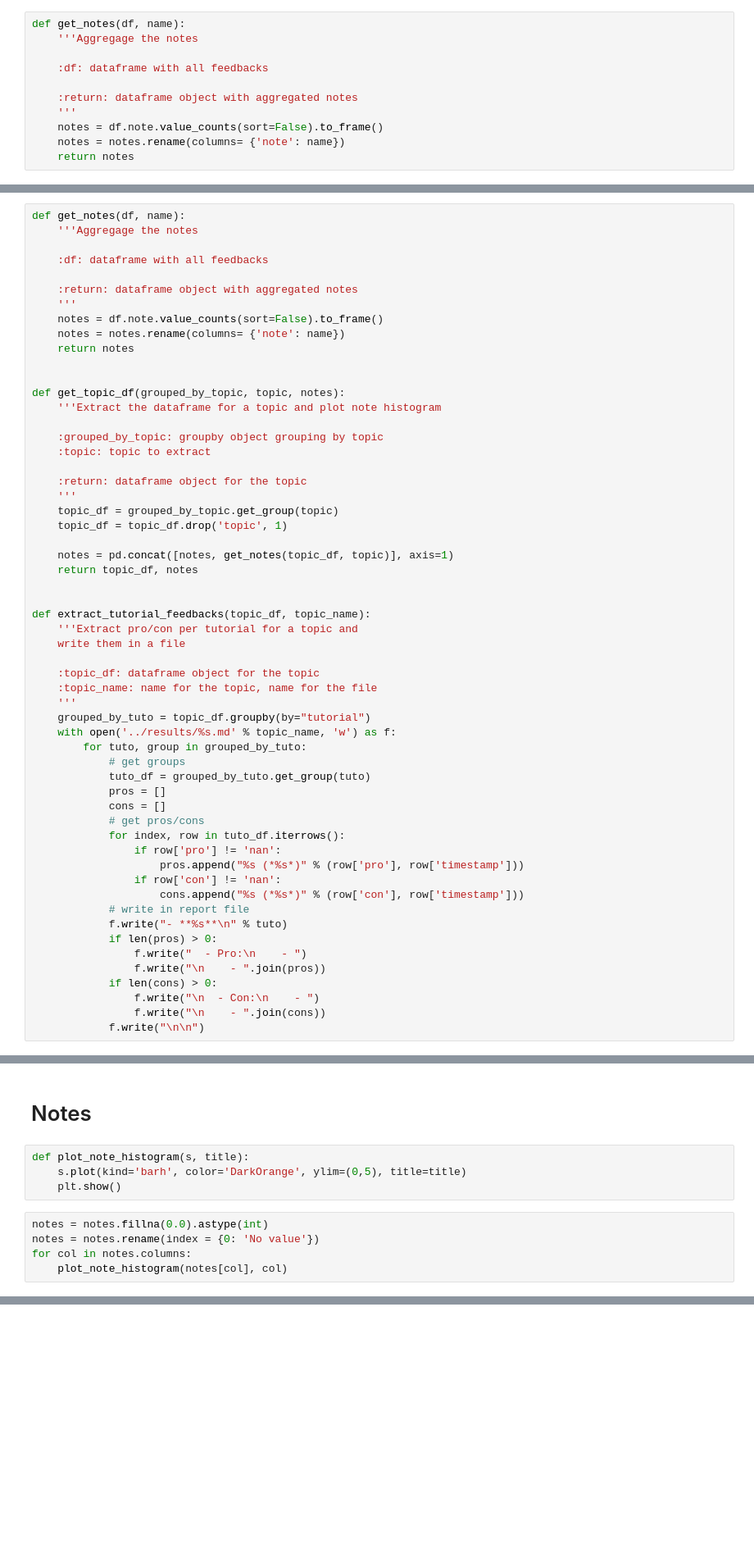
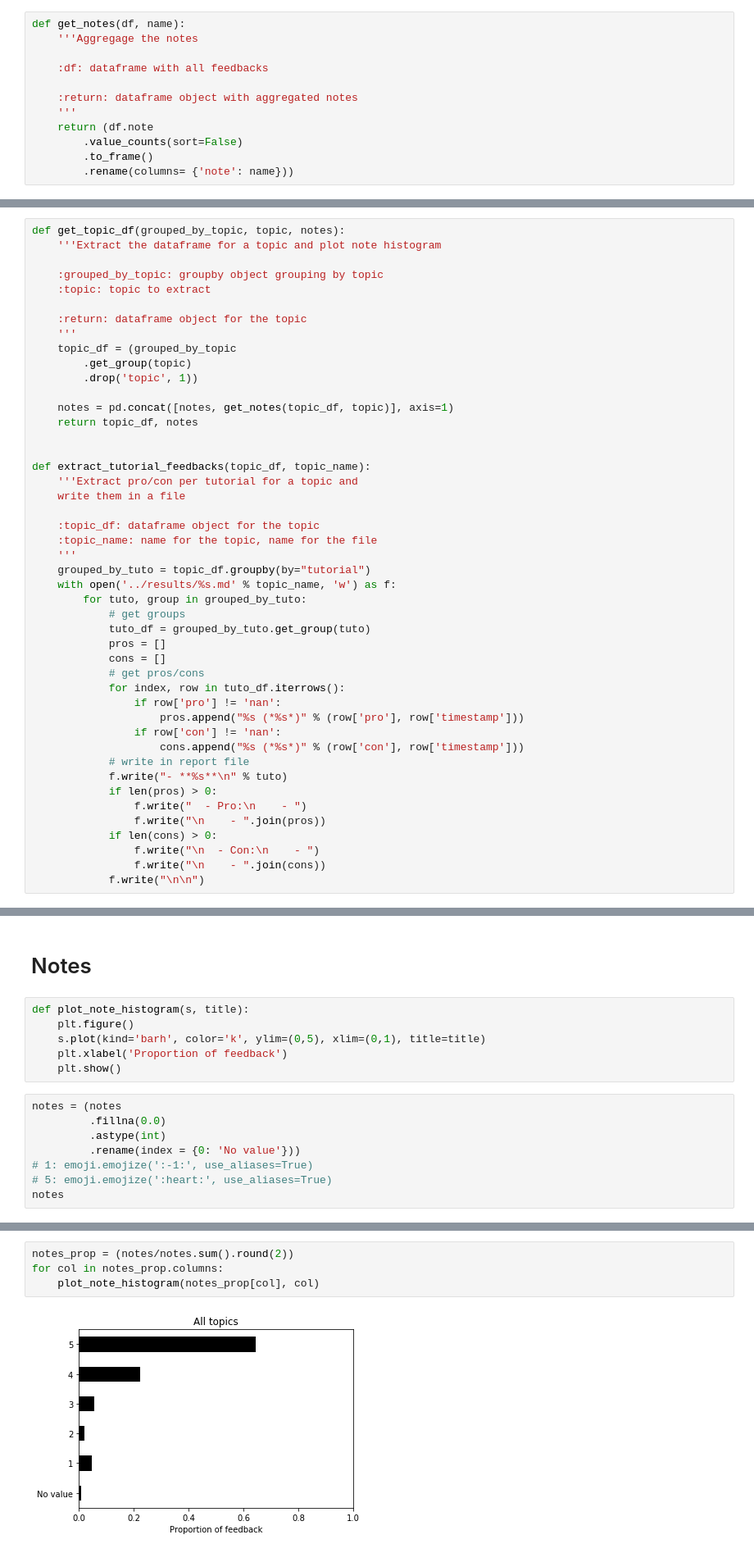
Before and after one commit to bebatut/galaxy-training-material-stats, a Jupyter notebook: src/analyze_feedback.ipynb, the cells around one changed output, grey strips where cells are left out. Shown at 82% size. Saved outputs shown, nothing was run; the diff lists cells and outputs as text; blank space fills up the shorter version.

```diff
--- a/src/analyze_feedback.ipynb
+++ b/src/analyze_feedback.ipynb
@@ -72,24 +63,13 @@ def get_notes(df, name):
 
     :return: dataframe object with aggregated notes
     '''
-    notes = df.note.value_counts(sort=False).to_frame()
-    notes = notes.rename(columns= {'note': name})
-    return notes
+    return (df.note
+        .value_counts(sort=False)
+        .to_frame()
+        .rename(columns= {'note': name}))
 # %%
 notes = get_notes(df, 'All topics')
 # %%
-def get_notes(df, name):
-    '''Aggregage the notes
-
-    :df: dataframe with all feedbacks
-
-    :return: dataframe object with aggregated notes
-    '''
-    notes = df.note.value_counts(sort=False).to_frame()
-    notes = notes.rename(columns= {'note': name})
-    return notes
-
-
 def get_topic_df(grouped_by_topic, topic, notes):
     '''Extract the dataframe for a topic and plot note histogram
 
@@ -98,8 +78,9 @@ def get_topic_df(grouped_by_topic, topic, notes):
 
     :return: dataframe object for the topic
     '''
-    topic_df = grouped_by_topic.get_group(topic)
-    topic_df = topic_df.drop('topic', 1)
+    topic_df = (grouped_by_topic
+        .get_group(topic)
+        .drop('topic', 1))
 
     notes = pd.concat([notes, get_notes(topic_df, topic)], axis=1)
     return topic_df, notes
@@ -167,11 +241,16 @@ Details (pros/cons) for each tutorials are available: https://github.com/bebatut
 # Notes
 # %%
 def plot_note_histogram(s, title):
-    s.plot(kind='barh', color='DarkOrange', ylim=(0,5), title=title)
+    plt.figure()
+    s.plot(kind='barh', color='k', ylim=(0,5), xlim=(0,1), title=title)
+    plt.xlabel('Proportion of feedback')
     plt.show()
 # %%
-notes = notes.fillna(0.0).astype(int)
-notes = notes.rename(index = {0: 'No value'})
-for col in notes.columns:
-    plot_note_histogram(notes[col], col)
+notes = (notes
+         .fillna(0.0)
+         .astype(int)
+         .rename(index = {0: 'No value'}))
+# 1: emoji.emojize(':-1:', use_aliases=True)
+# 5: emoji.emojize(':heart:', use_aliases=True)
+notes
 # %% [output]
@@ -190,0 +264,6 @@ for col in notes.columns:
+# %%
+notes_prop = (notes/notes.sum().round(2))
+for col in notes_prop.columns:
+    plot_note_histogram(notes_prop[col], col)
+# %% [output]
+[figure, added]
```
Also changed, not shown: parts of 18 cells of this notebook, 18 other files.
